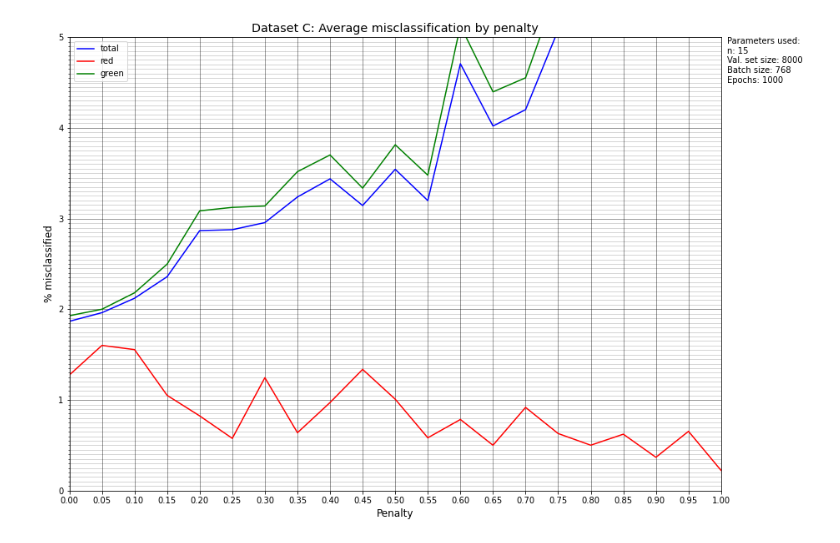
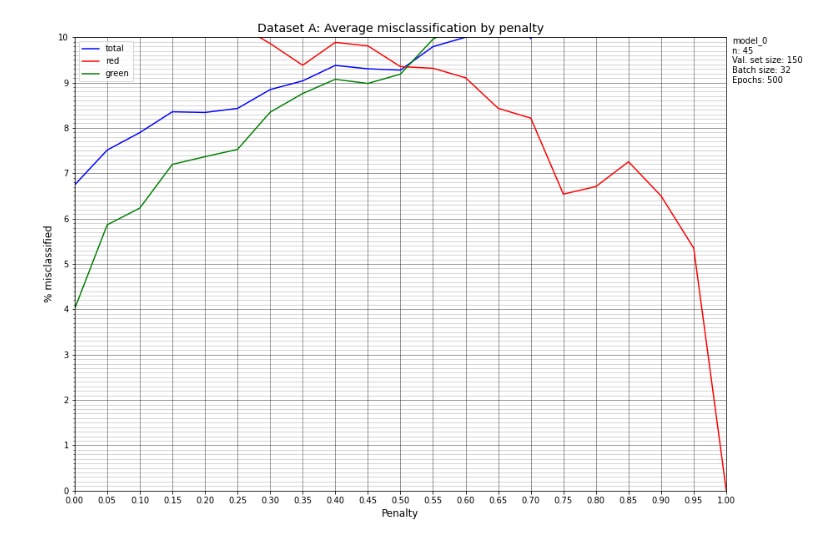
Before and after one commit to ericbill21/siemens, a Jupyter notebook: Siemens_Approach.ipynb, the cells around one changed output. Saved outputs shown, nothing was run; the diff lists cells and outputs as text; code cells hidden in the pictures.

```diff
--- a/Siemens_Approach.ipynb
+++ b/Siemens_Approach.ipynb
@@ -628,7 +637,7 @@ def averagePenaltyEffect(n, length_val, interval=(0,1), accuracy=10,
   return result
 # %%
 #@title Plot Average Penalty Effect
-def plotPenaltyEffect(data, interval, accuracy, n, length_val, batch_size, epochs,
+def plotPenaltyEffect(model, data, interval, accuracy, n, valSet_size, batch_size, epochs,
                       dataset=CURRENT_SET, ylim=[0,10], maj_yt_incr=1,
                       min_yt_incr=0.1, figsize=(14,10), showParameters=True,
                       resolution=300):
@@ -636,6 +645,7 @@ def plotPenaltyEffect(data, interval, accuracy, n, length_val, batch_size, epoch
     directory.
 
   Args:
+    model: Expects keras model. Model for which the penalty effect is measured.
     data: Expects 3-tuple of np arrays (total_misclass_percentages_avg, red_misclass_percentages_avg,
       green_misclass_percentages_avg) or the name of an Excel sheet present in
       the directory as a String (e.g. 'data.xlsx').
@@ -643,7 +653,7 @@ def plotPenaltyEffect(data, interval, accuracy, n, length_val, batch_size, epoch
       x is the lowest penalty, y the highest.
     accuracy: Expects int. Penalty interval is evenly split into 'accuracy'
       many points.
-    n, length_val, batch_size, epochs: Parameters used for training and calculaing
+    n, valSet_size, batch_size, epochs: Parameters used for training and calculaing
       the average penalty effect. Shown in parameters text in plot.
     dataset: Optional; Expects char 'A', 'B' or 'C'. Dataset which the penalty
       effect was measured on.
@@ -705,7 +715,8 @@ def plotPenaltyEffect(data, interval, accuracy, n, length_val, batch_size, epoch
             red_misclass_percentages_avg, 'r', penalties,
             green_misclass_percentages_avg, 'g')
 
-  ax.set_title(f'Dataset {dataset}: Average misclassification by penalty', fontsize='x-large')
+  ax.set_title(f'Dataset {dataset}: Average misclassification by penalty',
+               fontsize='x-large')
   ax.set_ylabel('% misclassified', fontsize='large')
   ax.set_xlabel('Penalty', fontsize='large')
 
@@ -725,9 +736,10 @@ def plotPenaltyEffect(data, interval, accuracy, n, length_val, batch_size, epoch
 
   # Show configuration information on plot
   if showParameters==True:
-    config_info = (f'Parameters used: \nn: {n}\nVal. set size: {length_val}\n' +
+    config_info = (f'{model.name}\nn: {n}\nVal. set size: {valSet_size}\n' +
                    f'Batch size: {batch_size}\nEpochs: {epochs}')
-    ax.text(interval[1]+(interval[1]/(8*figsize[0])), ylim[1]-(ylim[1]/figsize[1]), config_info)
+    ax.text(interval[1]+(interval[1]/(8*figsize[0])), ylim[1]-(ylim[1]/figsize[1]),
+            config_info)
 
   plt.legend(['total', 'red', 'green'], loc='upper left', fontsize='medium')
 
@@ -736,5 +748,6 @@ def plotPenaltyEffect(data, interval, accuracy, n, length_val, batch_size, epoch
   # Get current date
   today = date.today()
 
-  fig.savefig(f'{today.strftime("%d-%m-%Y")}_Dataset_{dataset}_Average_Penalty_Effect_Plot.png', dpi=resolution)
-  fig.savefig(f'{today.strftime("%d-%m-%Y")}_Dataset_{dataset}_Average_Penalty_Effect_Plot.pdf')
+  fig.savefig(f'{today.strftime("%d-%m-%Y")}_Dataset_{dataset}_Penalty_Plt_{model.name}.png',
+              dpi=resolution)
+  fig.savefig(f'{today.strftime("%d-%m-%Y")}_Dataset_{dataset}_Penalty_Plt_{model.name}.pdf')
@@ -884,4 +987,4 @@ You are using a high-RAM runtime!
-# %%
-plotPenaltyEffect('PenaltyEffect_C.xlsx', (0,1), 20, 15, 8000, 768, 1000, ylim=[0,5], min_yt_incr=0.05)
-# %% [output]
-[figure, removed]
+# %%
+plotPenaltyEffect(model_0,'PenaltyEffect_A.xlsx', (0,1), 20, 45, 150, 32, 500)
+# %% [output]
+[figure, added]
```
Also changed, not shown: parts of 10 cells of this notebook.
